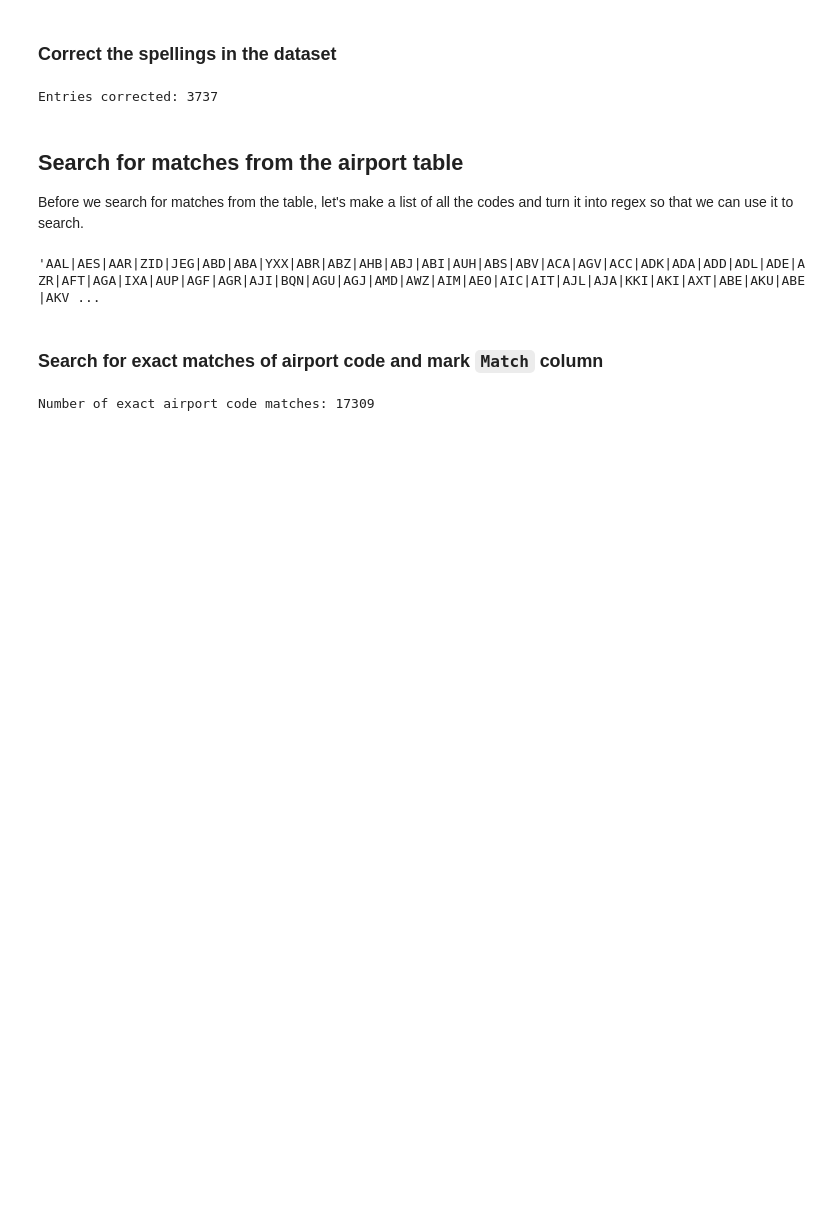
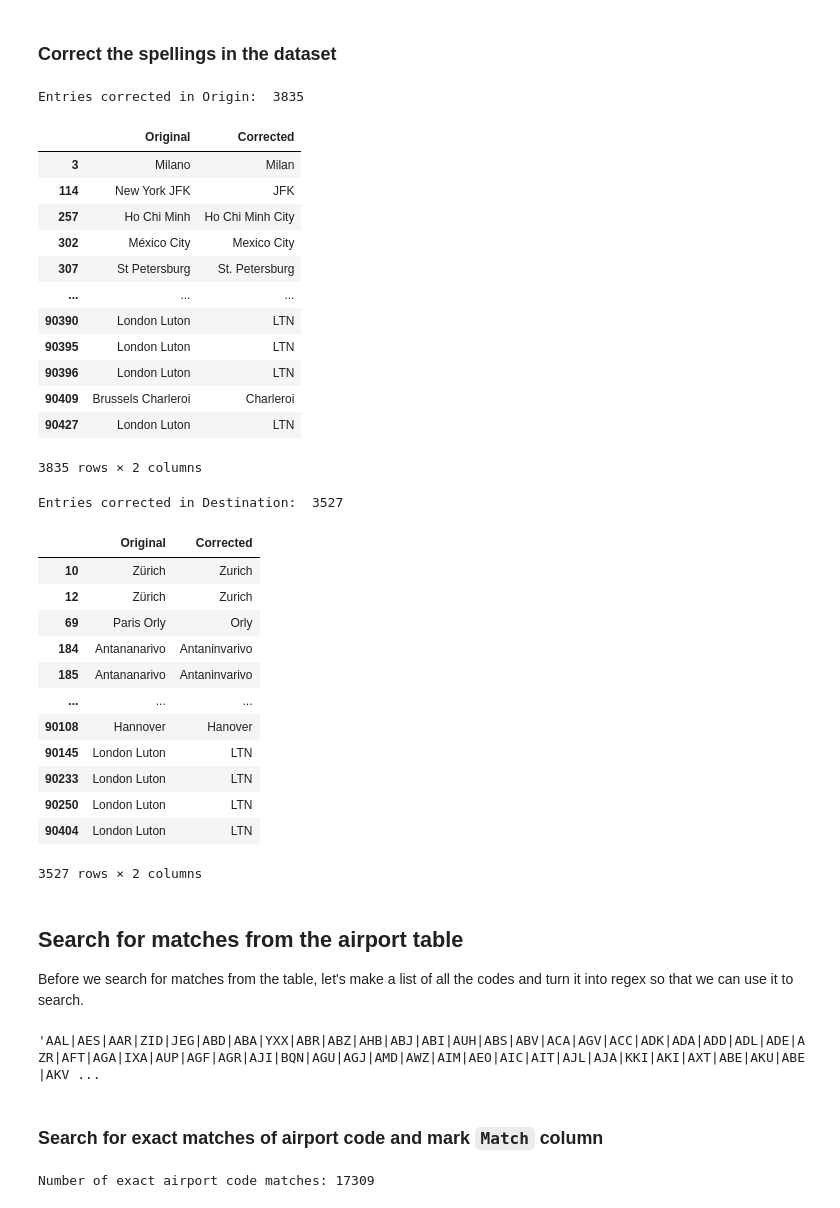
Before and after one commit to paulabondoc/airline-ratings-data-project, a Jupyter notebook: Script1 - Data_cleaning.ipynb, the cells around one changed output. Saved outputs shown, nothing was run; the diff lists cells and outputs as text; code cells hidden in the pictures; blank space fills up the shorter version.

Commit message:
Modify misspelling_dictionary() and use it to also correct Destination spelling

```diff
--- a/Script1 - Data_cleaning.ipynb
+++ b/Script1 - Data_cleaning.ipynb
@@ -1151,0 +1129,3 @@ for incorrect in removal_list:
+# %%
+update_dict(closest_match_dict, updated_spellings, removal_list)
+closest_match_dict
@@ -1182,20 +1180,23 @@ misspelling_dictionary(
 # %%
-updated_spellings = {'Kyiv': 'Kiev', 'Guatemala': 'Guatemala City', 'Denpasar Bali': 'Denpasar',
-'Oklahoma': 'Oklahoma City', 'Washington, DC': 'Washington DC', 'México City': 'Mexico City',
-'Hi Chi Minh City': 'Ho Chi Minh City', 'San Fransisco': 'San Francisco', 'Vegas': 'Las Vegas',
-'Ho chi Minh': 'Ho Chi Minh City', 'Salt Lake': 'Salt Lake City', 'Torino' : 'Turin', 'Panama': 'Panama City',
-'Palma' : 'Palma de Mallorca', 'Eveter' :'Exeter', 'Chiangmai': 'Chiang Mai',
-'Washington Dulles' : 'IAD', 'Saigon': 'Ho Chi Minh City', 'Pnomh Penh': 'Phnom Penh',
-'Bruxelles': 'Brussels', 'Odesa': 'Odessa', 'Salt Lake' : 'Salt Lake City', 'Orlando Florida': 'Orlando',
-'Washington' : 'Washington DC', 'Incheon' : 'ICN'}
+updated_spellings = {
+    'Kyiv': 'Kiev', 'Guatemala': 'Guatemala City', 'Denpasar Bali': 'Denpasar',
+    'Oklahoma': 'Oklahoma City', 'Washington, DC': 'Washington DC', 'México City': 'Mexico City',
+    'Hi Chi Minh City': 'Ho Chi Minh City', 'San Fransisco': 'San Francisco', 'Vegas': 'Las Vegas',
+    'Ho chi Minh': 'Ho Chi Minh City', 'Salt Lake': 'Salt Lake City', 'Torino' : 'Turin', 'Panama': 'Panama City',
+    'Palma' : 'Palma de Mallorca', 'Eveter' :'Exeter', 'Chiangmai': 'Chiang Mai',
+    'Washington Dulles' : 'IAD', 'Saigon': 'Ho Chi Minh City', 'Pnomh Penh': 'Phnom Penh',
+    'Bruxelles': 'Brussels', 'Odesa': 'Odessa', 'Salt Lake' : 'Salt Lake City', 'Orlando Florida': 'Orlando',
+    'Washington' : 'Washington DC', 'Incheon' : 'ICN', 'Washington DCA': 'DCA', 'Leeds Bradford': 'LBA',
+    'Dallas/Fort Worth': 'DFW'
+    }
 
 removal_list = [
     "Kansas", 'Paris CDG', 'Changsha', 'Cochin', 'Bradley', 'Surat', 'Cabo','Kunming',
-    'Dalat', 'Doncaster', 'Tenerife South', 'Busuanga', 'Crete'
+    'Dalat', 'Doncaster', 'Tenerife South', 'Busuanga', 'Crete', 'Arrecife', 'Oporto'
     ]
 
 # Correct in dict
-# Antananarivo to Antananarivo, Johor to Johor Bahru
+# Antananarivo to Antananarivo, Johor to Johor Bahru, Dovala to Douala, Kefallinia to Kefalonia
 
 # Add
 # 'East Midlands', 'Santiago de Chile' airport, 'Cabo', 'Kunming', 'Dalat', 'Doncaster', 'Tenerife South' airport, 'Busuanga',
@@ -1215,11 +1216,49 @@ df_origin_spellchecked = df_with_origin_airport.copy()
 # %%
 #pd.set_option("display.max_rows", None)
 pd.reset_option("display.max_rows")
-# %%
-print("Entries corrected:", df_origin_spellchecked['Origin'].map(closest_match_dict).dropna().shape[0])
-df_origin_spellchecked['Origin'] = df_origin_spellchecked['Origin'].map(closest_match_dict).fillna(df_origin_spellchecked['Origin'])
-# %% [output]
-Entries corrected: 3737
+# %%
+def apply_spellcheck(data, column, spelling_dict, show_changes=True):
+    """Applies the spelling correction from the spelling_dict to column
+    and prints out how many entries are corrected."""
+    print("Entries corrected in " + column + ": ", data[column].map(closest_match_dict).dropna().shape[0])
+    if show_changes:
+        changes = pd.DataFrame(zip(data[column], data[column].map(spelling_dict)))
+        changes.rename(columns={0: 'Original', 1: 'Corrected'}, inplace=True)
+        display(changes[changes['Corrected'].notna()])
+
+    data[column] = data[column].map(spelling_dict).fillna(data[column])
+# %%
+apply_spellcheck(df_origin_spellchecked, 'Origin', closest_match_dict)
+apply_spellcheck(df_origin_spellchecked, 'Destination', closest_match_dict)
+# %% [output]
+Entries corrected in Origin:  3835
+|  | Original | Corrected |
+| 3 | Milano | Milan |
+| 114 | New York JFK | JFK |
+| 257 | Ho Chi Minh | Ho Chi Minh City |
+| 302 | México City | Mexico City |
+| 307 | St Petersburg | St. Petersburg |
+| ... | ... | ... |
+| 90390 | London Luton | LTN |
+| 90395 | London Luton | LTN |
+| 90396 | London Luton | LTN |
+| 90409 | Brussels Charleroi | Charleroi |
+| 90427 | London Luton | LTN |
+3835 rows × 2 columns
+Entries corrected in Destination:  3527
+|  | Original | Corrected |
+| 10 | Zürich | Zurich |
+| 12 | Zürich | Zurich |
+| 69 | Paris Orly | Orly |
+| 184 | Antananarivo | Antaninvarivo |
+| 185 | Antananarivo | Antaninvarivo |
+| ... | ... | ... |
+| 90108 | Hannover | Hanover |
+| 90145 | London Luton | LTN |
+| 90233 | London Luton | LTN |
+| 90250 | London Luton | LTN |
+| 90404 | London Luton | LTN |
+3527 rows × 2 columns
 # %% [markdown]
 ## Search for matches from the airport table
 
```
Also changed, not shown: parts of 13 cells of this notebook.
